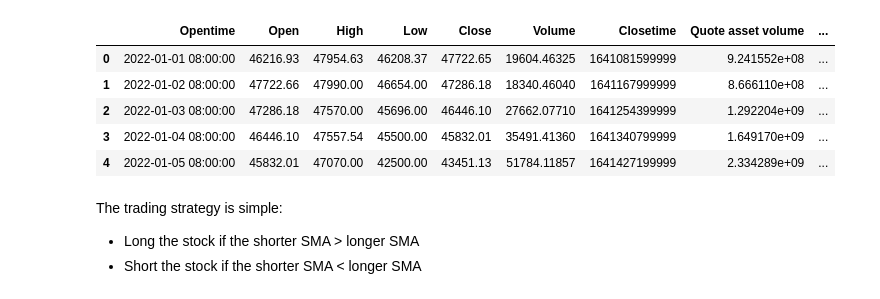
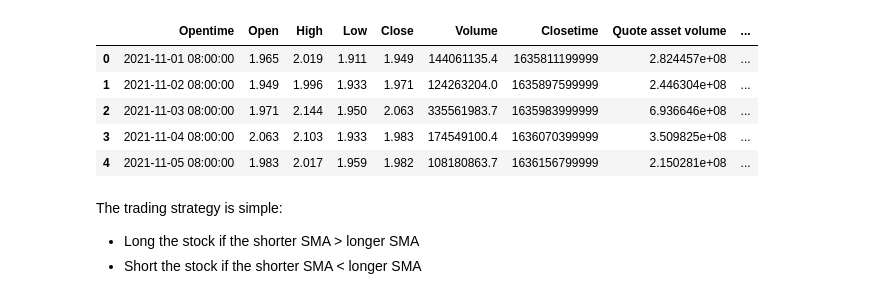
Before and after one commit to pehcy/binoculars, a Jupyter notebook: src/notebook/gradient_descent.ipynb, the cells around one changed output. Drawn from its saved outputs; the diff is of its cells as text; code cells hidden in the pictures.

```diff
--- a/src/notebook/gradient_descent.ipynb
+++ b/src/notebook/gradient_descent.ipynb
@@ -4,15 +4,15 @@ import numpy as np
 import matplotlib.pyplot as plt
 import math
 # %%
-df = pd.read_csv("../data/btcusdt.csv")
+df = pd.read_csv("../data/adausdt.csv")
 df.head()
 # %% [output]
 |  | Opentime | Open | High | Low | Close | Volume | Closetime | Quote asset volume | ... |
-| 0 | 2022-01-01 08:00:00 | 46216.93 | 47954.63 | 46208.37 | 47722.65 | 19604.46325 | 1641081599999 | 9.241552e+08 | ... |
-| 1 | 2022-01-02 08:00:00 | 47722.66 | 47990.00 | 46654.00 | 47286.18 | 18340.46040 | 1641167999999 | 8.666110e+08 | ... |
-| 2 | 2022-01-03 08:00:00 | 47286.18 | 47570.00 | 45696.00 | 46446.10 | 27662.07710 | 1641254399999 | 1.292204e+09 | ... |
-| 3 | 2022-01-04 08:00:00 | 46446.10 | 47557.54 | 45500.00 | 45832.01 | 35491.41360 | 1641340799999 | 1.649170e+09 | ... |
-| 4 | 2022-01-05 08:00:00 | 45832.01 | 47070.00 | 42500.00 | 43451.13 | 51784.11857 | 1641427199999 | 2.334289e+09 | ... |
+| 0 | 2021-11-01 08:00:00 | 1.965 | 2.019 | 1.911 | 1.949 | 144061135.4 | 1635811199999 | 2.824457e+08 | ... |
+| 1 | 2021-11-02 08:00:00 | 1.949 | 1.996 | 1.933 | 1.971 | 124263204.0 | 1635897599999 | 2.446304e+08 | ... |
+| 2 | 2021-11-03 08:00:00 | 1.971 | 2.144 | 1.950 | 2.063 | 335561983.7 | 1635983999999 | 6.936646e+08 | ... |
+| 3 | 2021-11-04 08:00:00 | 2.063 | 2.103 | 1.933 | 1.983 | 174549100.4 | 1636070399999 | 3.509825e+08 | ... |
+| 4 | 2021-11-05 08:00:00 | 1.983 | 2.017 | 1.959 | 1.982 | 108180863.7 | 1636156799999 | 2.150281e+08 | ... |
 # %% [markdown]
 The trading strategy is simple:
 - Long the stock if the shorter SMA > longer SMA
```
Also changed, not shown: parts of 11 cells of this notebook.
